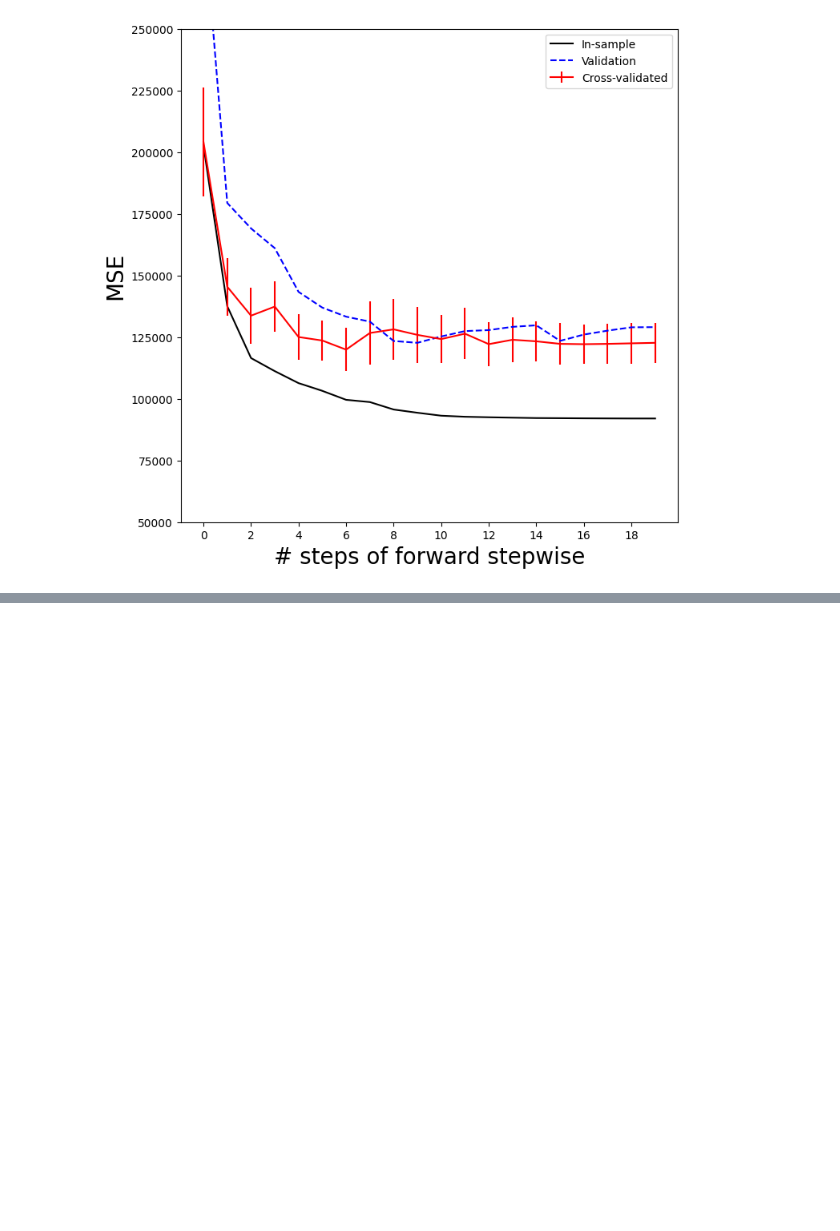
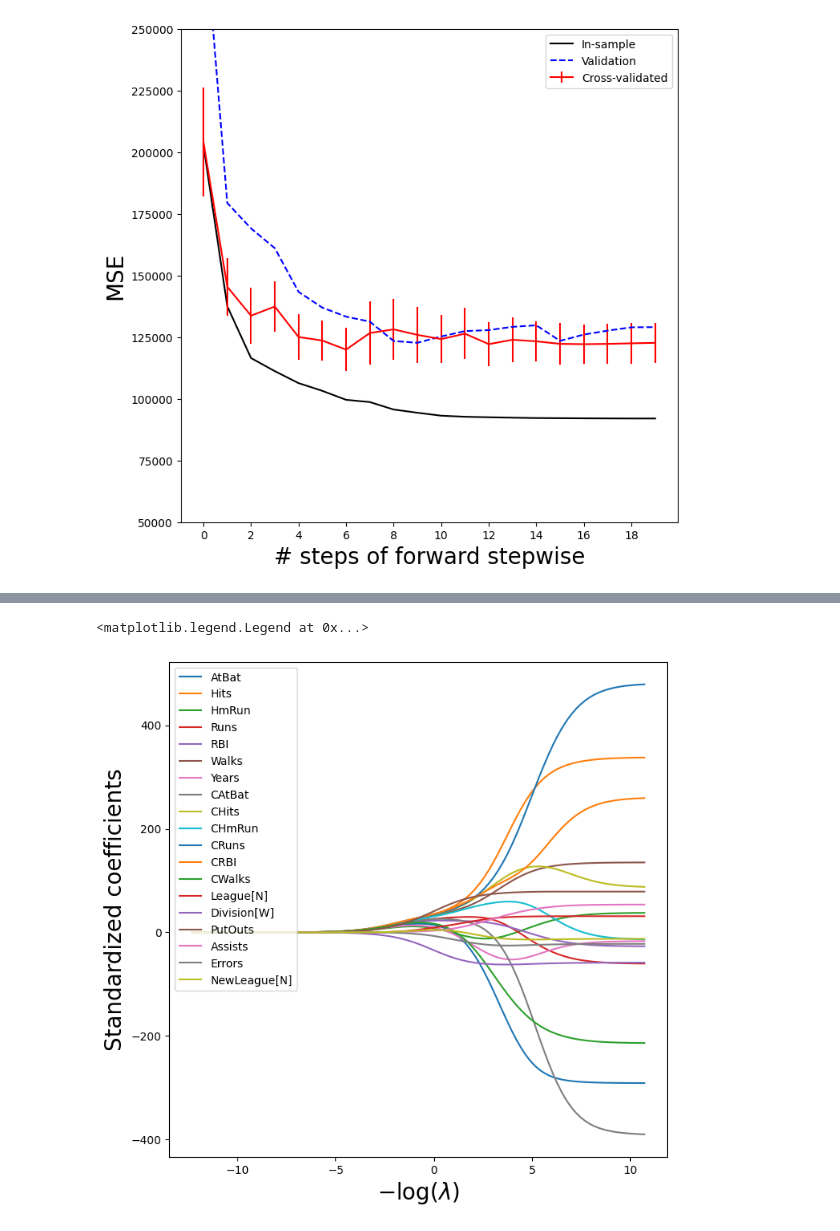
Before and after one commit to Wandvieh/StatisticalLearning, a Jupyter notebook: Ch06-myLab.ipynb, the cells around one changed output, grey strips where cells are left out. Cells and saved outputs as stored; diff of their text form; code cells hidden in the pictures; blank space fills up the shorter version.

```diff
--- a/Ch06-myLab.ipynb
+++ b/Ch06-myLab.ipynb
@@ -220,0 +225,8 @@ mse_fig
+# %%
+D = design.fit_transform(Hitters)
+D = D.drop('intercept', axis=1)
+X = np.asarray(D)
+
+path = fit_path(X, # model matrix without intercept
+                Y,
+                max_nonzeros=X.shape[1])
@@ -220,0 +274,16 @@ mse_fig
+# %%
+Xs = X - X.mean(0)[None,:] # unstandardize (X is multidimensional, so the X.mean has to be made multidimensional too)
+X_scale = X.std(0) # getting standard deviation
+Xs = Xs / X_scale[None,:] # standardize again
+lambdas = 10**np.linspace(8,-2,100) / Y.std()
+soln_array = skl.ElasticNet.path(Xs, # model matrix, standardized
+                                 Y, # response
+                                 l1_ratio=0., # define model (here: ridge regression)
+                                 alphas=lambdas)[1] # tuning parameters
+print(soln_array.shape) # array of ridge coefficients; 19 rows / predictors and 100 columns / values of lambda each
+# %%
+soln_path = pd.DataFrame(soln_array.T,
+                         columns=D.columns,
+                         index=-np.log(lambdas))
+soln_path.index.name = 'negative log(lambda)' # negative log, so the inverse to the graphic where all coefficients converge to 0
+soln_path
@@ -220,0 +305,9 @@ mse_fig
+# %%
+path_fig, ax = subplots(figsize=(8,8))
+soln_path.plot(ax=ax, legend=False)
+ax.set_xlabel('$-\log(\lambda)$', fontsize=20)
+ax.set_ylabel('Standardized coefficients', fontsize=20)
+ax.legend(loc='upper left')
+# %% [output]
+<matplotlib.legend.Legend at 0x...>
+[figure, added]
```
Also changed, not shown: parts of 8 cells of this notebook.
